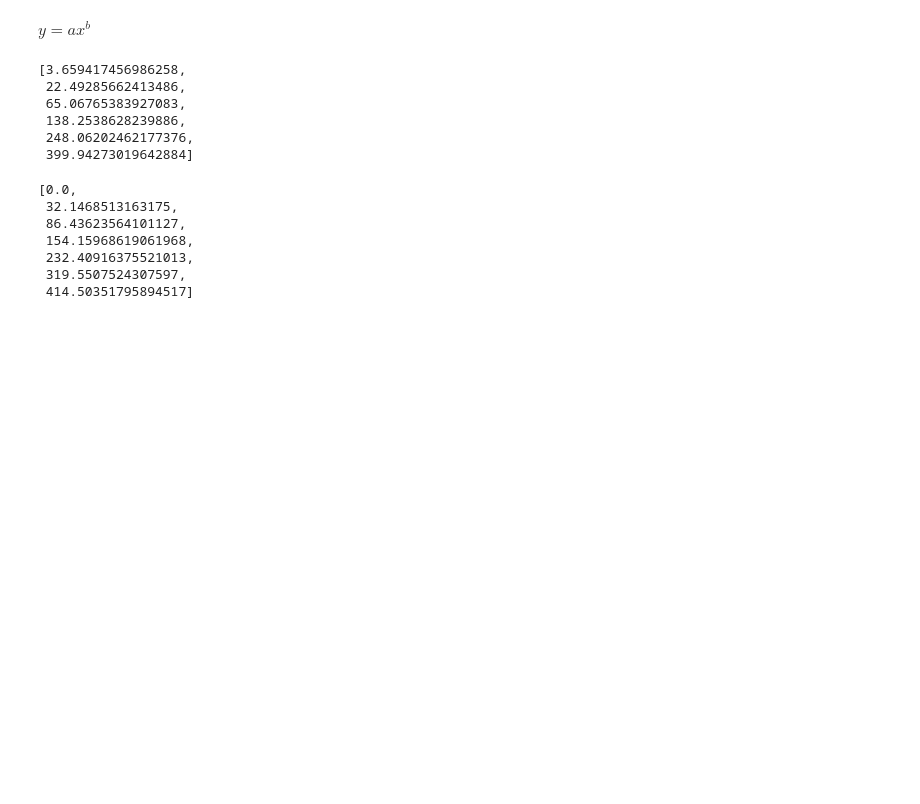
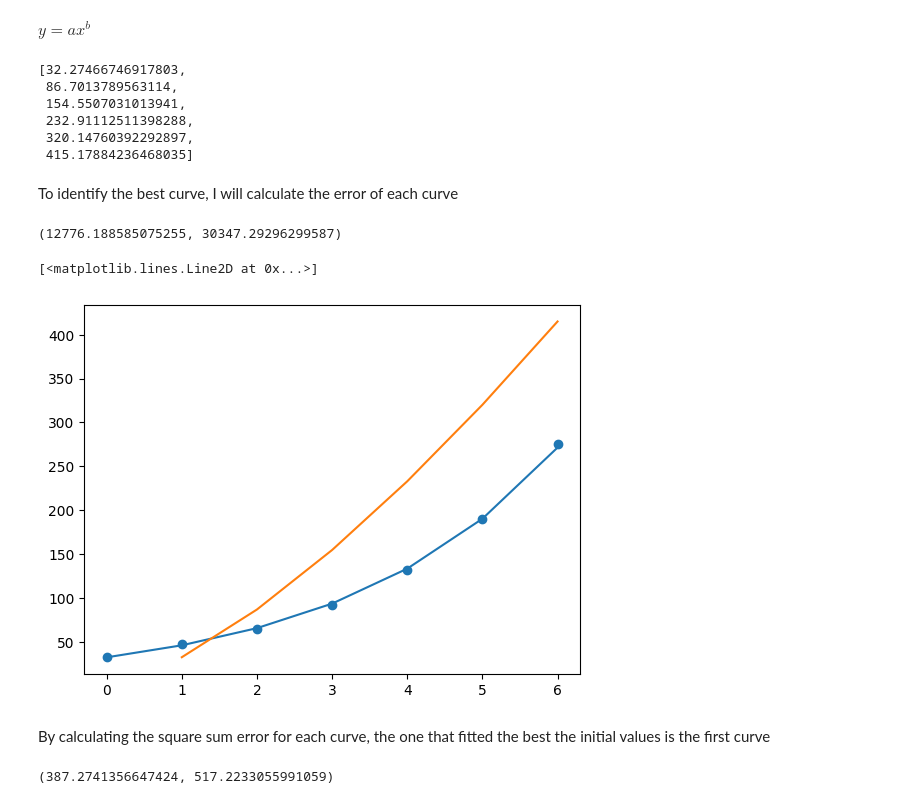
Before and after one commit to JelsonRodrigues/numeric_calculus, a Jupyter notebook: src/reports/3/book.ipynb, the cells around one changed output. Saved outputs shown, nothing was run; the diff lists cells and outputs as text; code cells hidden in the pictures; blank space fills up the shorter version.

```diff
--- a/src/reports/3/book.ipynb
+++ b/src/reports/3/book.ipynb
@@ -354,9 +452,9 @@ a, b = exponential_regression(
   )
 
 # g(x) = b * a ^ x
-y = lambda x, a=a, b=b: b * np.power(a, x)
+curve_1 = lambda x, a=a, b=b: b * np.power(a, x)
 
-list(map(y, hours))
+list(map(curve_1, hours))
 # %% [output]
 [32.1468513163175,
  45.87223257677207,
@@ -368,51 +466,46 @@ list(map(y, hours))
 # %% [markdown]
 $ y = ax^b$
 # %%
-#g(x) = b *  x^a
 i = lambda v : v
 a, b = exponential_regression(
   x_values=hours[1:],
   y_values=number_of_bacteria[1:],
-  x_fun=np.log,
+  x_fun=i,
   y_fun=np.log,
   a_fun=np.exp,
-  b_fun=i
+  b_fun=np.exp
   )
 
-# g(x) = b * a ^ x
-y = lambda x, a=a, b=b: b * np.power(x, a)
+#g(x) = b * x^a
+curve_2 = lambda x, a=a, b=b: b * np.power(x, a)
 
-list(map(y, hours[1:]))
+list(map(curve_2, hours[1:]))
 # %% [output]
-[3.659417456986258,
- 22.49285662413486,
- 65.06765383927083,
- 138.2538628239886,
- 248.06202462177376,
- 399.94273019642884]
+[32.27466746917803,
+ 86.7013789563114,
+ 154.5507031013941,
+ 232.91112511398288,
+ 320.14760392292897,
+ 415.17884236468035]
-# %%
-#g(x) = b *  x^a
-
-# certa
-i = lambda v : v
-a, b = exponential_regression(
-  x_values=hours,
-  y_values=number_of_bacteria,
-  x_fun=i,
-  y_fun=np.log,
-  a_fun=np.exp,
-  b_fun=np.exp
-  )
-
-# g(x) = b * a ^ x
-y = lambda x, a=a, b=b: b * np.power(x, a)
-
-list(map(y, hours))
-# %% [output]
-[0.0,
- 32.1468513163175,
- 86.43623564101127,
- 154.15968619061968,
- 232.40916375521013,
- 319.5507524307597,
- 414.50351795894517]
+# %% [markdown]
+To identify the best curve, I will calculate the error of each curve
+# %%
+squared_error_sum_1 = np.sum(np.square(np.diff(list(map(curve_1, hours)))))
+squared_error_sum_2 = np.sum(np.square(np.diff(list(map(curve_2, hours[1:])))))
+
+squared_error_sum_1, squared_error_sum_2
+# %% [output]
+(12776.188585075255, 30347.29296299587)
+# %%
+plt.scatter(hours, number_of_bacteria)
+plt.plot(hours, list(map(curve_1, hours)))
+plt.plot(hours[1:], list(map(curve_2, hours[1:])))
+# %% [output]
+[<matplotlib.lines.Line2D at 0x...>]
+[figure, added]
+# %% [markdown]
+By calculating the square sum error for each curve, the one that fitted the best the initial values is the first curve
+# %%
+curve_1(7), curve_2(7)
+# %% [output]
+(387.2741356647424, 517.2233055991059)
```
Also changed, not shown: parts of 17 cells of this notebook.
